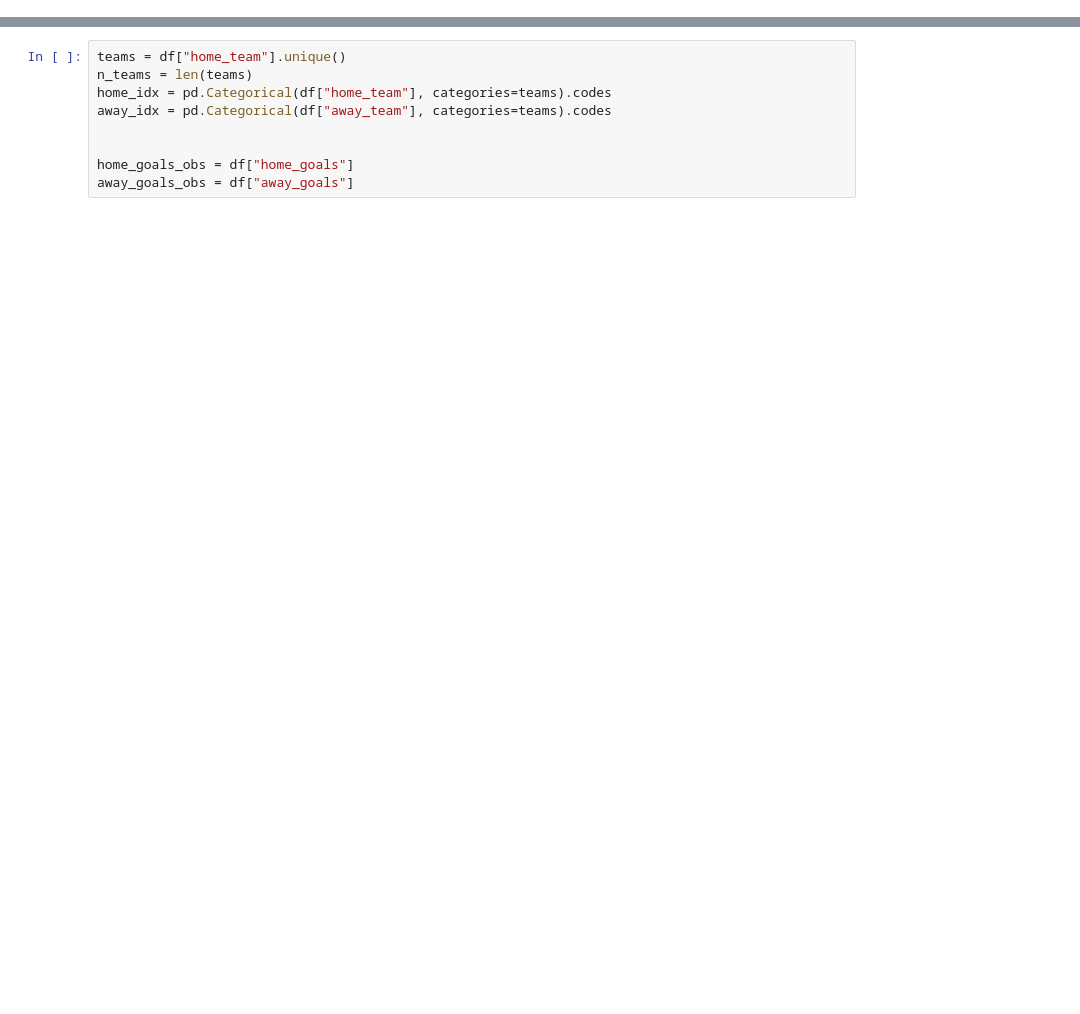
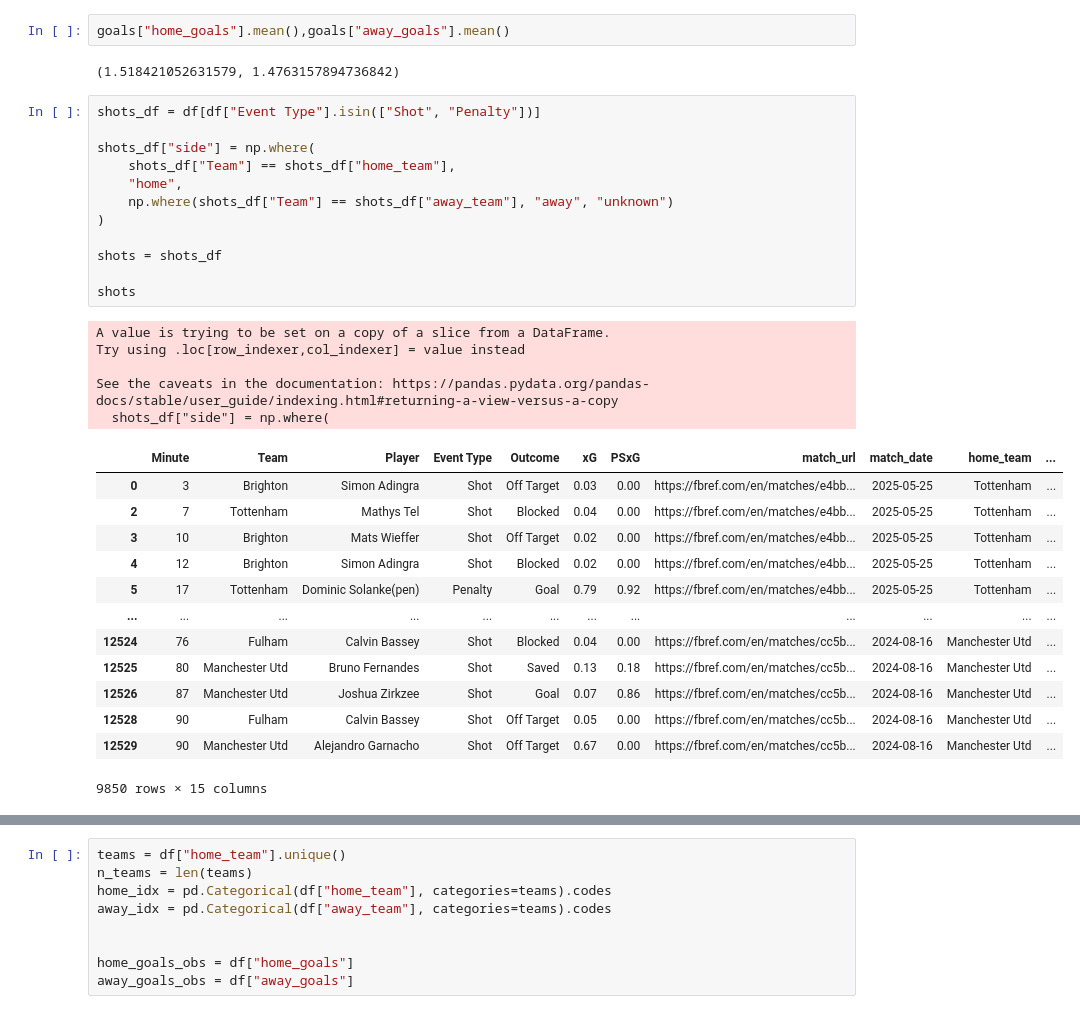
Before and after one commit to louis-porter/algobetting, a Jupyter notebook: algo/models/team_strength/bayesian-multilevel/team_strenght_modelling.ipynb, the cells around one changed output, grey strips where cells are left out. Saved outputs shown, nothing was run; the diff lists cells and outputs as text; blank space fills up the shorter version.

```diff
--- a/algo/models/team_strength/bayesian-multilevel/team_strenght_modelling.ipynb
+++ b/algo/models/team_strength/bayesian-multilevel/team_strenght_modelling.ipynb
@@ -61 +85,36 @@ Name: xg, dtype: float64
+# %%
+goals["home_goals"].mean(),goals["away_goals"].mean()
+# %% [output]
+(1.518421052631579, 1.4763157894736842)
+# %%
+shots_df = df[df["Event Type"].isin(["Shot", "Penalty"])]
+
+shots_df["side"] = np.where(
+    shots_df["Team"] == shots_df["home_team"],
+    "home",
+    np.where(shots_df["Team"] == shots_df["away_team"], "away", "unknown")
+)
+
+shots = shots_df
+
+shots
+# %% [output]
+A value is trying to be set on a copy of a slice from a DataFrame.
+Try using .loc[row_indexer,col_indexer] = value instead
+
+See the caveats in the documentation: https://pandas.pydata.org/pandas-docs/stable/user_guide/indexing.html#returning-a-view-versus-a-copy
+  shots_df["side"] = np.where(
+|  | Minute | Team | Player | Event Type | Outcome | xG | PSxG | match_url | match_date | home_team | ... |
+| 0 | 3 | Brighton | Simon Adingra | Shot | Off Target | 0.03 | 0.00 | https://fbref.com/en/matches/e4bb... | 2025-05-25 | Tottenham | ... |
+| 2 | 7 | Tottenham | Mathys Tel | Shot | Blocked | 0.04 | 0.00 | https://fbref.com/en/matches/e4bb... | 2025-05-25 | Tottenham | ... |
+| 3 | 10 | Brighton | Mats Wieffer | Shot | Off Target | 0.02 | 0.00 | https://fbref.com/en/matches/e4bb... | 2025-05-25 | Tottenham | ... |
+| 4 | 12 | Brighton | Simon Adingra | Shot | Blocked | 0.02 | 0.00 | https://fbref.com/en/matches/e4bb... | 2025-05-25 | Tottenham | ... |
+| 5 | 17 | Tottenham | Dominic Solanke(pen) | Penalty | Goal | 0.79 | 0.92 | https://fbref.com/en/matches/e4bb... | 2025-05-25 | Tottenham | ... |
+| ... | ... | ... | ... | ... | ... | ... | ... | ... | ... | ... | ... |
+| 12524 | 76 | Fulham | Calvin Bassey | Shot | Blocked | 0.04 | 0.00 | https://fbref.com/en/matches/cc5b... | 2024-08-16 | Manchester Utd | ... |
+| 12525 | 80 | Manchester Utd | Bruno Fernandes | Shot | Saved | 0.13 | 0.18 | https://fbref.com/en/matches/cc5b... | 2024-08-16 | Manchester Utd | ... |
+| 12526 | 87 | Manchester Utd | Joshua Zirkzee | Shot | Goal | 0.07 | 0.86 | https://fbref.com/en/matches/cc5b... | 2024-08-16 | Manchester Utd | ... |
+| 12528 | 90 | Fulham | Calvin Bassey | Shot | Off Target | 0.05 | 0.00 | https://fbref.com/en/matches/cc5b... | 2024-08-16 | Manchester Utd | ... |
+| 12529 | 90 | Manchester Utd | Alejandro Garnacho | Shot | Off Target | 0.67 | 0.00 | https://fbref.com/en/matches/cc5b... | 2024-08-16 | Manchester Utd | ... |
+9850 rows × 15 columns
 # %%
```
Also changed, not shown: parts of 9 cells of this notebook, 14 other files.
